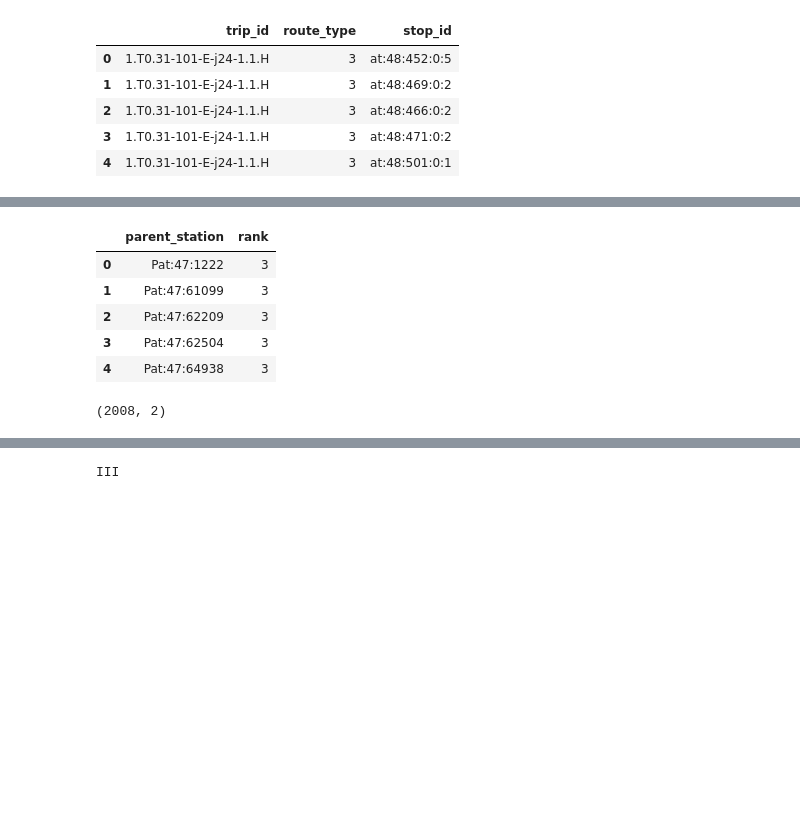
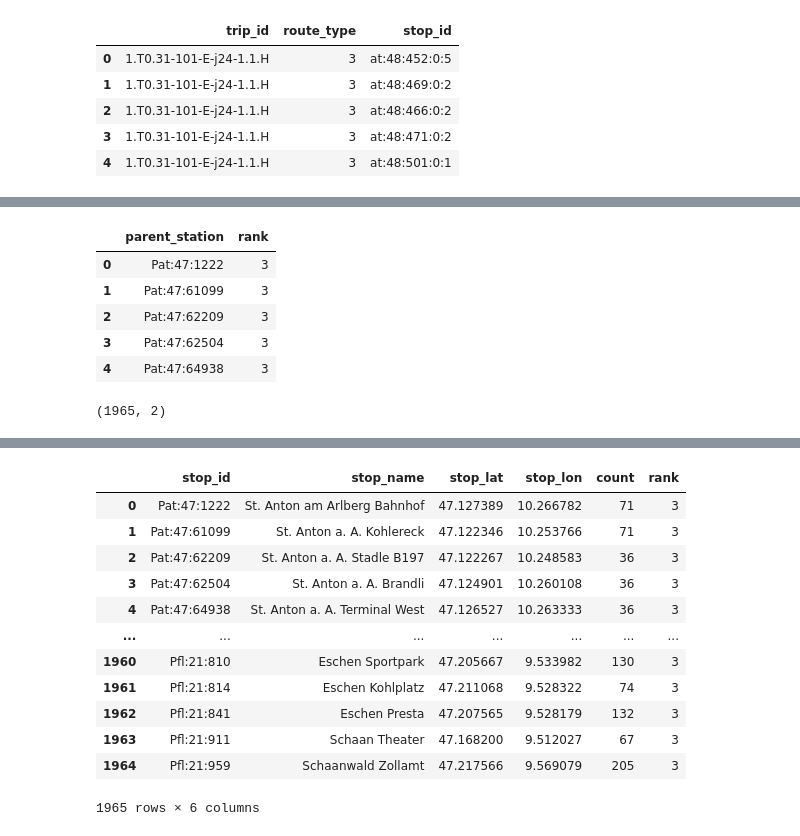
Before and after one commit to LeonRischar/ptsql_austria, a Jupyter notebook: src/test.ipynb, the cells around one changed output, grey strips where cells are left out. Drawn from its saved outputs; the diff is of its cells as text; code cells hidden in the pictures; blank space fills up the shorter version.

```diff
--- a/src/test.ipynb
+++ b/src/test.ipynb
@@ -307,9 +365,9 @@ display(stop_type_df.shape)
 # %%
 station_type_df = stop_type_df.copy()
 station_type_df["rank"] = station_type_df["route_type"].apply(lambda x: route_type_translation[x]).min()
-station_type_df = station_type_df.groupby("parent_station")["rank"].min().reset_index(name="rank")
+station_type_df = station_type_df.groupby("parent_station")["rank"].min().reset_index()
 display(station_type_df.head())
-display(station_type_df.shape)
+print(station_type_df.shape)
 # %% [output]
 |  | parent_station | rank |
 | 0 | Pat:47:1222 | 3 |
@@ -317,7 +375,7 @@ display(station_type_df.shape)
 | 2 | Pat:47:62209 | 3 |
 | 3 | Pat:47:62504 | 3 |
 | 4 | Pat:47:64938 | 3 |
-(2008, 2)
+(1965, 2)
 # %%
 station_type_df.rename(columns={'parent_station':'stop_id'}, inplace=True)
 stops_final_df = stops_final_df.merge(station_type_df, on='stop_id', how='left')
@@ -330,6 +388,19 @@ display(stops_final_df.head())
 | 3 | Pat:47:62504 | St. Anton a. A. Brandli | 47.124901 | 10.260108 | NaN | 1.0 | NaN | NaN | ... |
 | 4 | Pat:47:64938 | St. Anton a. A. Terminal West | 47.126527 | 10.263333 | NaN | 1.0 | NaN | NaN | ... |
 # %%
-print(lookup_category(9.655172, 3))
+export = stops_final_df.drop(columns=["platform_code", "parent_station", "zone_id", "location_type", "level_id"], axis=1)
+export
 # %% [output]
+|  | stop_id | stop_name | stop_lat | stop_lon | count | rank |
+| 0 | Pat:47:1222 | St. Anton am Arlberg Bahnhof | 47.127389 | 10.266782 | 71 | 3 |
+| 1 | Pat:47:61099 | St. Anton a. A. Kohlereck | 47.122346 | 10.253766 | 71 | 3 |
+| 2 | Pat:47:62209 | St. Anton a. A. Stadle B197 | 47.122267 | 10.248583 | 36 | 3 |
+| 3 | Pat:47:62504 | St. Anton a. A. Brandli | 47.124901 | 10.260108 | 36 | 3 |
+| 4 | Pat:47:64938 | St. Anton a. A. Terminal West | 47.126527 | 10.263333 | 36 | 3 |
+| ... | ... | ... | ... | ... | ... | ... |
+| 1960 | Pfl:21:810 | Eschen Sportpark | 47.205667 | 9.533982 | 130 | 3 |
+| 1961 | Pfl:21:814 | Eschen Kohlplatz | 47.211068 | 9.528322 | 74 | 3 |
+| 1962 | Pfl:21:841 | Eschen Presta | 47.207565 | 9.528179 | 132 | 3 |
+| 1963 | Pfl:21:911 | Schaan Theater | 47.168200 | 9.512027 | 67 | 3 |
+| 1964 | Pfl:21:959 | Schaanwald Zollamt | 47.217566 | 9.569079 | 205 | 3 |
-III
+1965 rows × 6 columns
```
Also changed, not shown: parts of 44 cells of this notebook, 4 other files.
